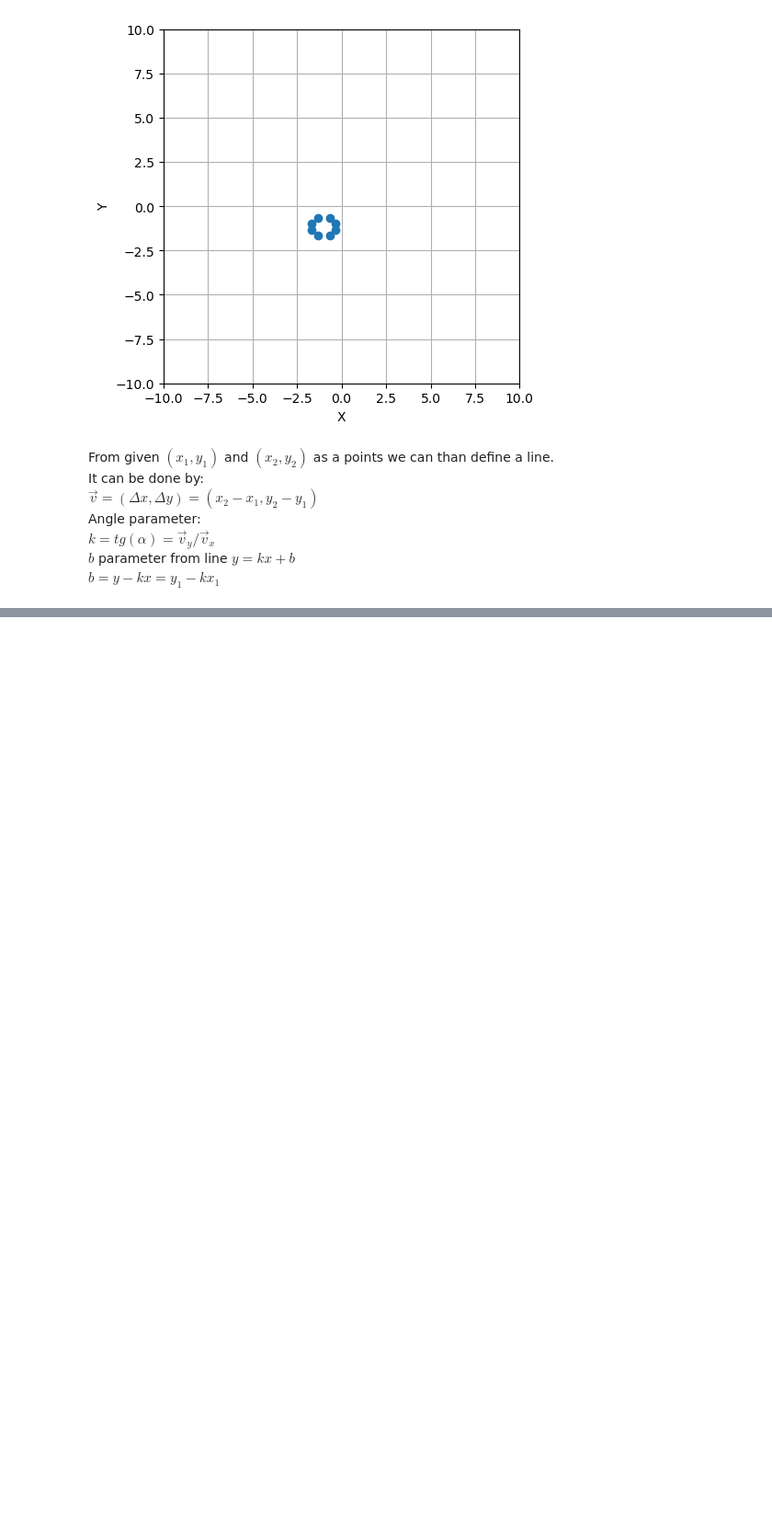
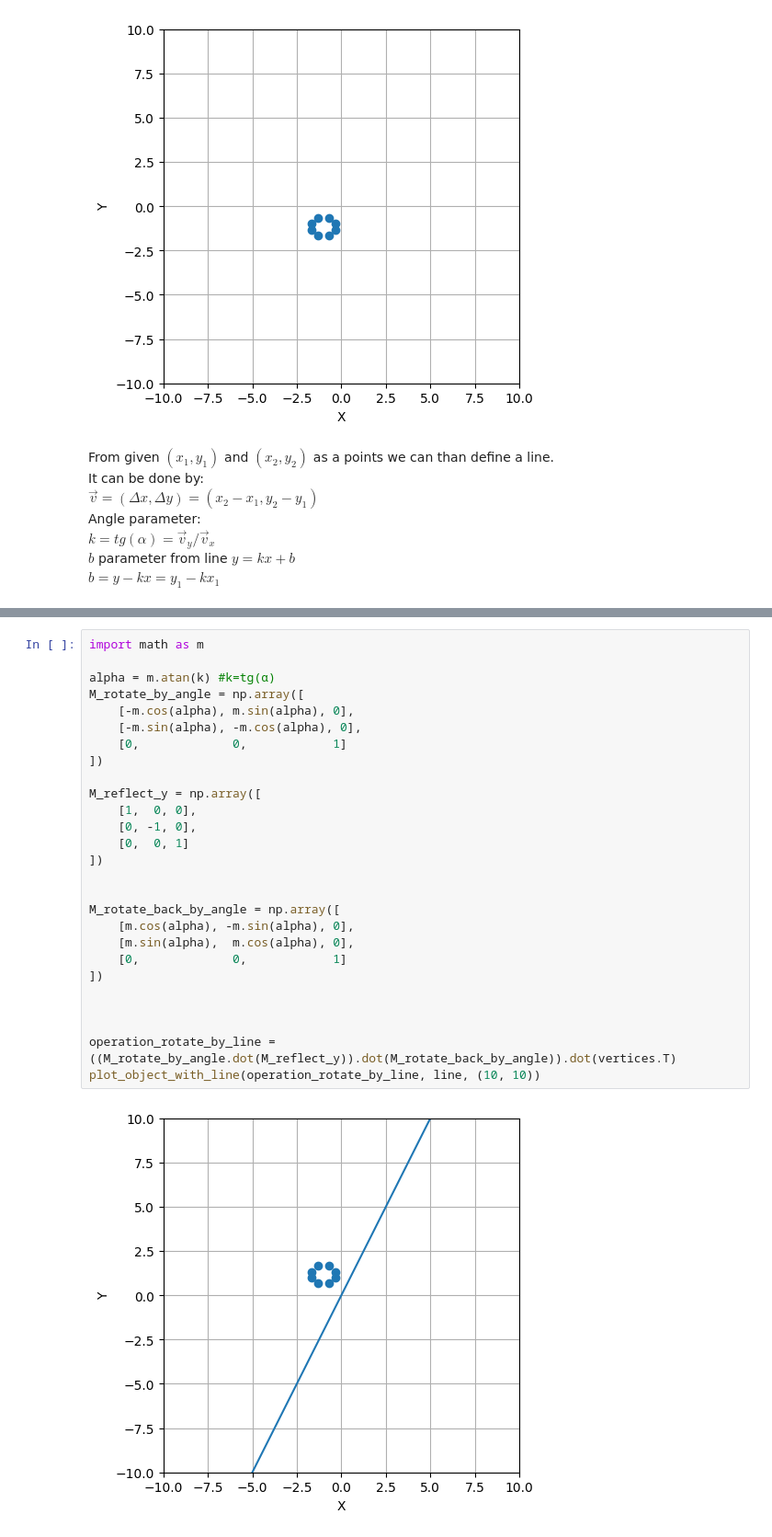
Before and after one commit to JavaConterry/Computer-Graphics, a Jupyter notebook: Worksheet.ipynb, the cells around one changed output, grey strips where cells are left out. Shown at 92% size. Drawn from its saved outputs; the diff is of its cells as text; blank space fills up the shorter version.

```diff
--- a/Worksheet.ipynb
+++ b/Worksheet.ipynb
@@ -103,0 +107,29 @@ plot_object_with_line(vertices, line)
+# %%
+import math as m
+
+alpha = m.atan(k) #k=tg(α)
+M_rotate_by_angle = np.array([
+    [-m.cos(alpha), m.sin(alpha), 0],
+    [-m.sin(alpha), -m.cos(alpha), 0],
+    [0,             0,            1]
+])
+
+M_reflect_y = np.array([
+    [1,  0, 0],
+    [0, -1, 0],
+    [0,  0, 1]
+])
+
+
+M_rotate_back_by_angle = np.array([
+    [m.cos(alpha), -m.sin(alpha), 0],
+    [m.sin(alpha),  m.cos(alpha), 0],
+    [0,             0,            1]
+])
+
+
+
+operation_rotate_by_line = ((M_rotate_by_angle.dot(M_reflect_y)).dot(M_rotate_back_by_angle)).dot(vertices.T)
+plot_object_with_line(operation_rotate_by_line, line, (10, 10))
+# %% [output]
+[figure, added]
```
Also changed, not shown: parts of 4 cells of this notebook.
